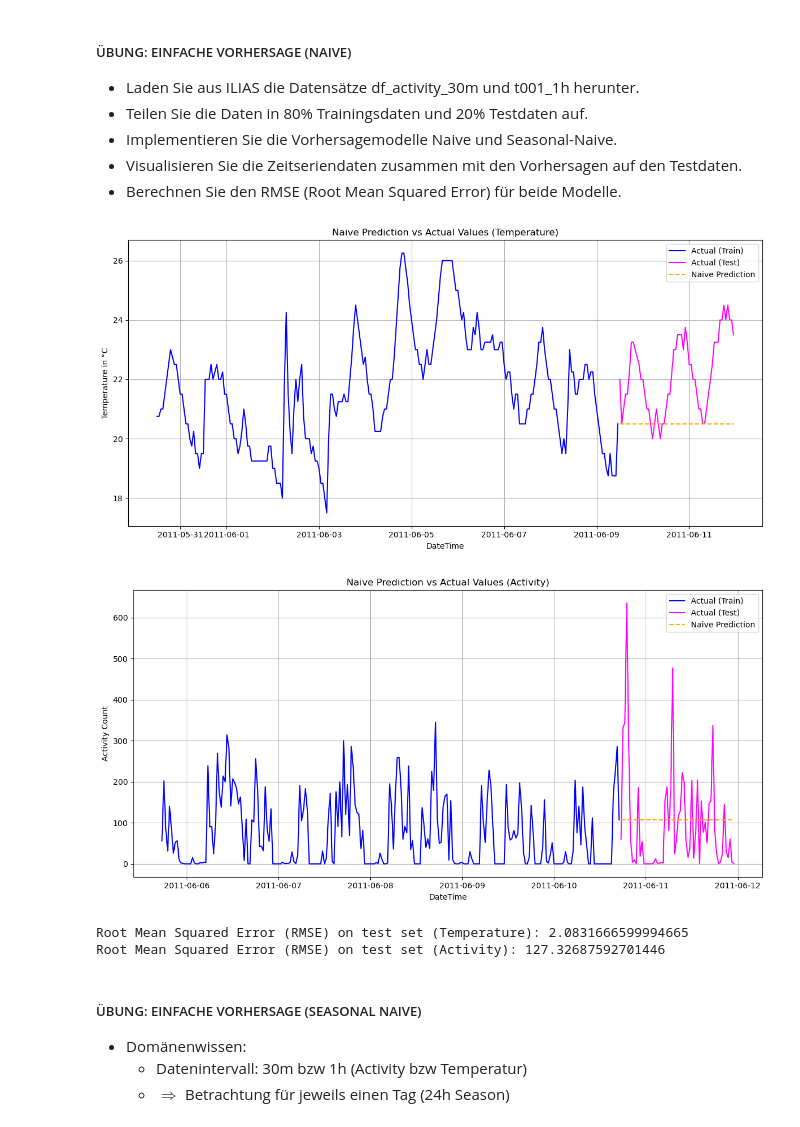
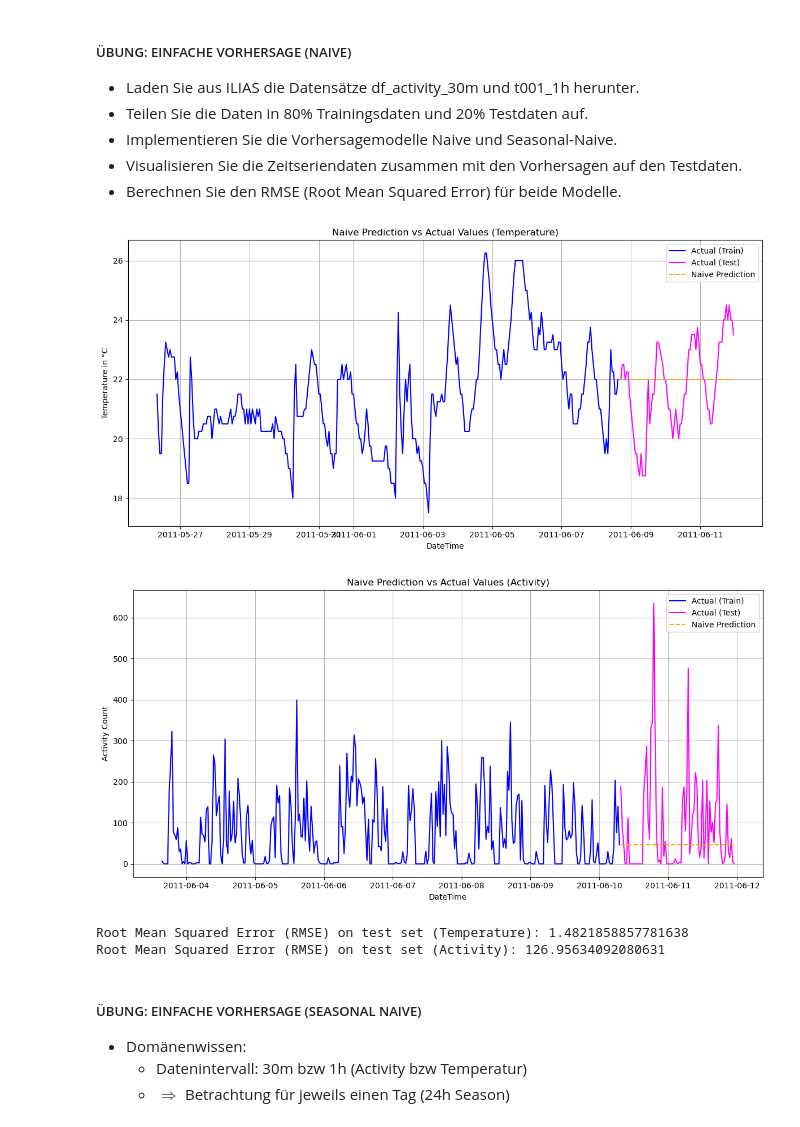
Before and after one commit to ddening/ambient-assisted-living, a Jupyter notebook: src/acf.ipynb, the cells around one changed output. Cells and saved outputs as stored; diff of their text form; code cells hidden in the pictures.

```diff
--- a/src/acf.ipynb
+++ b/src/acf.ipynb
@@ -70,7 +70,7 @@ def calculate_rmse(test: pd.DataFrame, train: pd.DataFrame) -> float:
 
 
 # all := 0
-range_limit = 300
+range_limit = 400
 # %%
 # Splitting the DataFrame into 80/20 ratio
 # Causes train and test DataFrame to be mixed. Shifting DateTime results in wrong (?) naive prediction
@@ -78,13 +78,17 @@ range_limit = 300
 
 df_t001_1h = df_t001_1h.sort_values(by="DateTime_ISO8601").reset_index(drop=True)
 df_activity_30m = df_activity_30m.sort_values(by="DateTime_ISO8601").reset_index(drop=True)
-_df_t001_1h, _df_activity_30m = df_t001_1h[-range_limit:], df_activity_30m[-range_limit:]
+_df_t001_1h = df_t001_1h[-range_limit:]
+_df_activity_30m = df_activity_30m[-range_limit:]
 
 # Split into train and test (80/20)
 split_index = int(len(_df_t001_1h) * 0.8)
-train_t001_1h, test_t001_1h = _df_t001_1h.iloc[0:split_index], _df_t001_1h.iloc[split_index:]
+train_t001_1h = _df_t001_1h.iloc[0:split_index]
+test_t001_1h = _df_t001_1h.iloc[split_index:]
+
 split_index = int(len(_df_activity_30m) * 0.8)
-train_activity_30m, test_activity_30m = _df_activity_30m.iloc[0:split_index], _df_activity_30m.iloc[split_index:]
+train_activity_30m = _df_activity_30m.iloc[0:split_index]
+test_activity_30m = _df_activity_30m.iloc[split_index:]
 
 # Prepare test set with predictions
 # Use the last value of train as the prediction for the test set
@@ -116,37 +120,37 @@ plt.grid()
 plt.tight_layout()
 plt.show()
 
 # Visualization (Activity)
 plt.figure(figsize=(12, 6))
 plt.plot(train_activity_30m["DateTime_ISO8601"], train_activity_30m["Activity"], label="Actual (Train)", color="blue")
 plt.plot(test_activity_30m["DateTime_ISO8601"], test_activity_30m["Activity"], label="Actual (Test)", color="magenta")
 plt.plot(
     test_activity_30m["DateTime_ISO8601"],
     test_activity_30m["naive_prediction"],
     label="Naive Prediction",
     color="orange",
     linestyle="--",
 )
 
 plt.title("Naive Prediction vs Actual Values (Activity)")
 plt.xlabel("DateTime")
 plt.ylabel("Activity Count")
 plt.legend()
 plt.grid()
 plt.tight_layout()
 plt.show()
 
 # Calculate Root Mean Squared Error (RMSE)
 rmse = calculate_rmse(test_t001_1h["Value_num"], test_t001_1h["naive_prediction"])
 print(f"Root Mean Squared Error (RMSE) on test set (Temperature): {rmse}")
 
 rmse = calculate_rmse(test_activity_30m["Activity"], test_activity_30m["naive_prediction"])
 print(f"Root Mean Squared Error (RMSE) on test set (Activity): {rmse}")
 # %% [output]
-[figure, old version]
+[figure, new version]
-[figure, old version]
+[figure, new version]
-Root Mean Squared Error (RMSE) on test set (Temperature): 2.0831666599994665
-Root Mean Squared Error (RMSE) on test set (Activity): 127.32687592701446
+Root Mean Squared Error (RMSE) on test set (Temperature): 1.4821858857781638
+Root Mean Squared Error (RMSE) on test set (Activity): 126.95634092080631
 # %% [markdown]
 ##### ÜBUNG: EINFACHE VORHERSAGE (SEASONAL NAIVE)
 - Domänenwissen:
```
Also changed, not shown: parts of 1 cell of this notebook.
